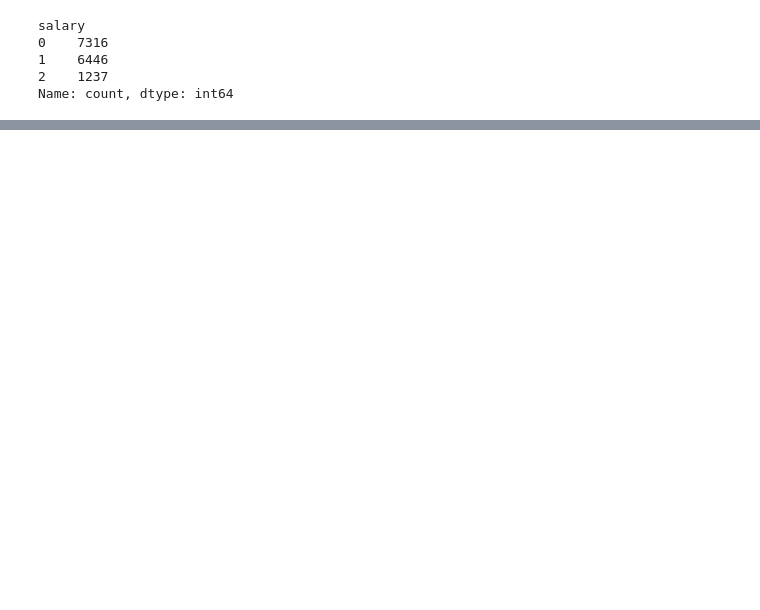
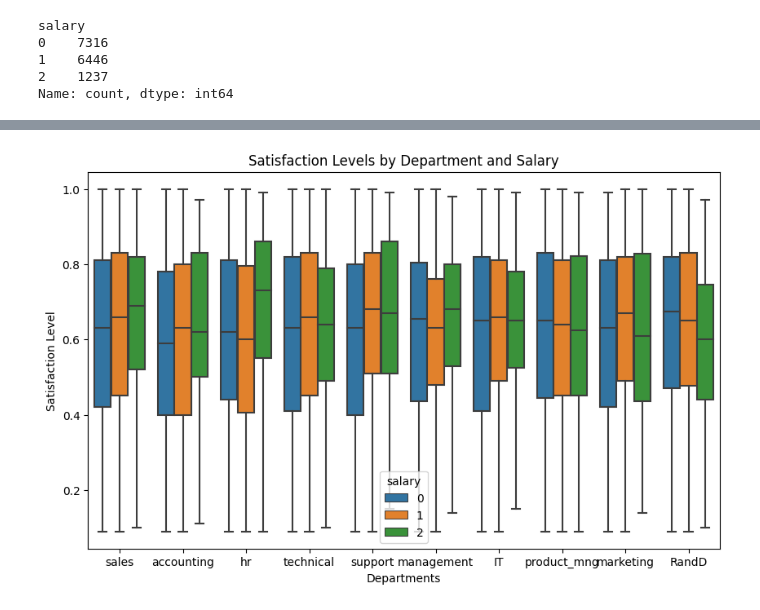
Before and after one commit to Uuranyum/Data_Science_Projects, a Jupyter notebook: hr-analysis.ipynb, the cells around one changed output, grey strips where cells are left out. Cells and saved outputs as stored; diff of their text form; code cells hidden in the pictures; blank space fills up the shorter version.

```diff
--- a/hr-analysis.ipynb
+++ b/hr-analysis.ipynb
@@ -130,20 +83,0 @@ df['department'] = label_encoder.fit_transform(df['department'])
-# %%
-department_mapping = {'sales': 0,
-                      'accounting': 1,
-                      'hr': 2,
-                      'technical': 3,
-                      'support': 4,
-                      'management': 5,
-                      'IT': 6,
-                      'product_mng': 7,
-                      'marketing': 8,
-                      'RandD': 9}
-
-df['department'] = df['department'].map(department_mapping)
-# %%
-label_encoder = LabelEncoder()
-df['department_numeric'] = label_encoder.fit_transform(df['department'])
-# %%
-df['department_numeric'] = df['department_numeric'].astype(int)
-# %%
-df.drop(columns=['department'], inplace=True)
@@ -171,0 +100,9 @@ plt.show()
+# %%
+plt.figure(figsize=(10,6))
+plt.title('Satisfaction Levels by Department and Salary')
+sns.boxplot(x = 'departments', y= 'satisfaction_level', hue= 'salary', data = df)
+plt.xlabel('Departments')
+plt.ylabel('Satisfaction Level')
+plt.show()
+# %% [output]
+[figure, added]
```
Also changed, not shown: parts of 57 cells of this notebook.
